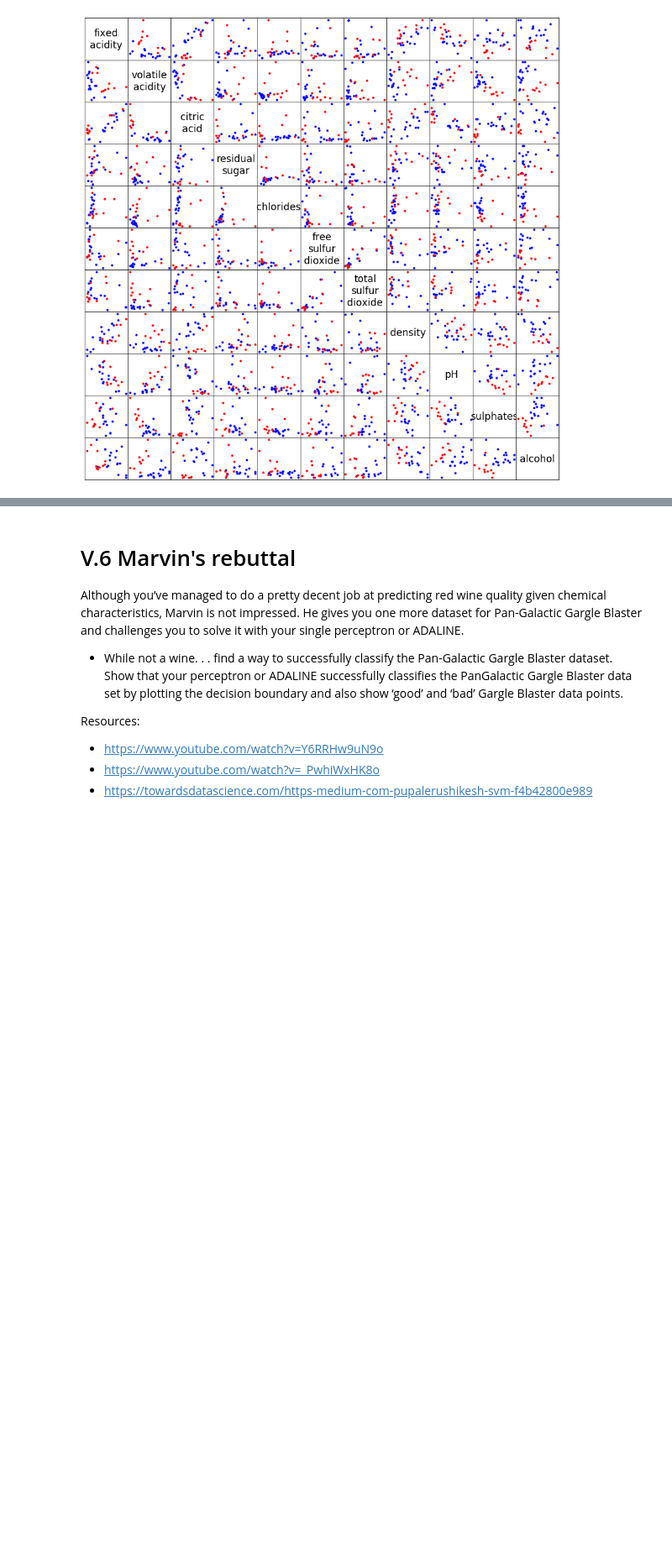
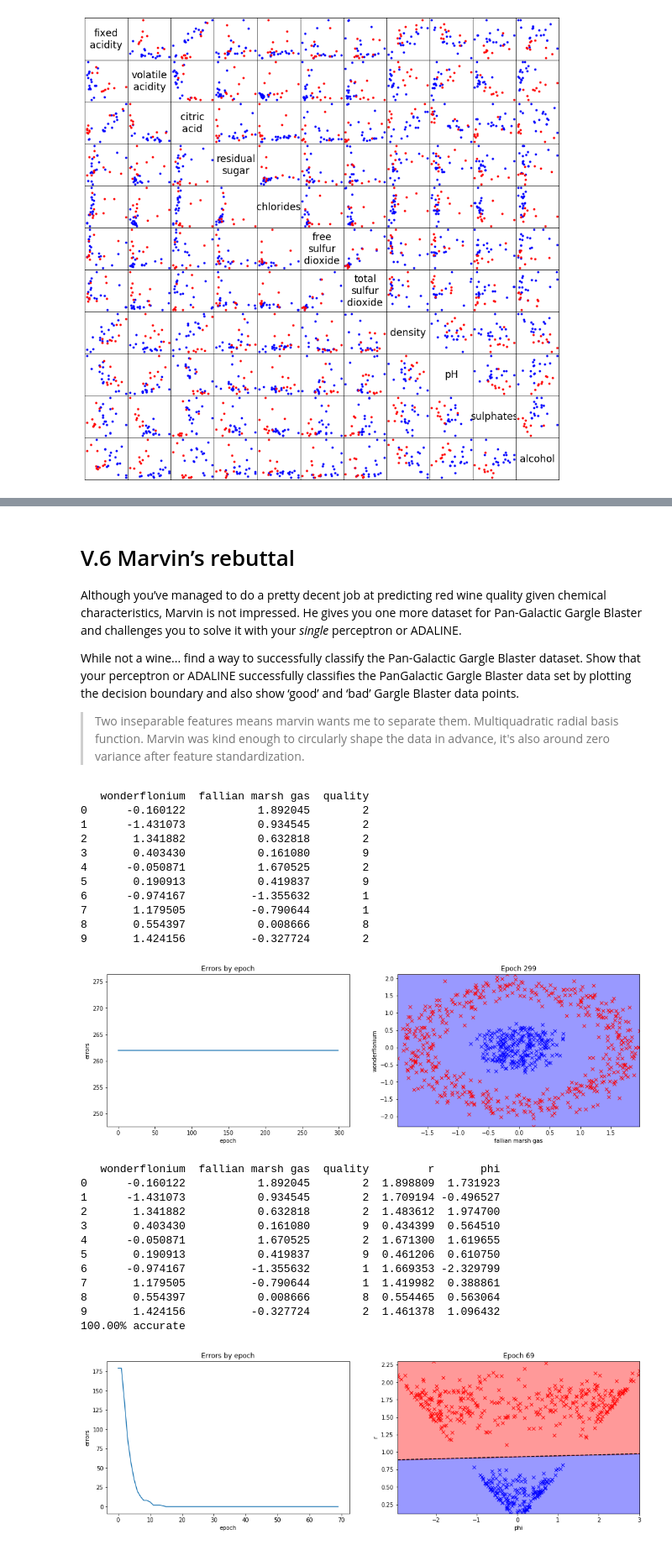
Before and after one commit to DamianDominoDavis/sommalier, a Jupyter notebook: sommalier.ipynb, the cells around one changed output, grey strips where cells are left out. Shown at 84% size. Saved outputs shown, nothing was run; the diff lists cells and outputs as text; code cells hidden in the pictures; blank space fills up the shorter version.

```diff
--- a/sommalier.ipynb
+++ b/sommalier.ipynb
@@ -462,10 +494,71 @@ A boundary is a hyperplane in N dimensions. 2d graphs for two axes, 3d graphs fo
 # %% [markdown]
-# V.6 Marvin's rebuttal
-Although you’ve managed to do a pretty decent job at predicting red wine quality given chemical characteristics, Marvin is not impressed. He gives you one more dataset for Pan-Galactic Gargle Blaster and challenges you to solve it with your single perceptron or ADALINE.
+# V.6 Marvin’s rebuttal
 
-- While not a wine. . . find a way to successfully classify the Pan-Galactic Gargle Blaster dataset. Show that your perceptron or ADALINE successfully classifies the PanGalactic Gargle Blaster data set by plotting the decision boundary and also show ‘good’ and ‘bad’ Gargle Blaster data points.
+Although you’ve managed to do a pretty decent job at predicting red wine
+quality given chemical characteristics, Marvin is not impressed. He gives you
+one more dataset for Pan-Galactic Gargle Blaster and challenges you to solve it
+with your *single* perceptron or ADALINE.
 
-Resources:
-- https://www.youtube.com/watch?v=Y6RRHw9uN9o
-- https://www.youtube.com/watch?v=_PwhiWxHK8o
-- https://towardsdatascience.com/https-medium-com-pupalerushikesh-svm-f4b42800e989
+While not a wine... find a way to successfully classify the Pan-Galactic Gargle
+Blaster dataset. Show that your perceptron or ADALINE successfully classifies
+the PanGalactic Gargle Blaster data set by plotting the decision boundary and
+also show ‘good’ and ‘bad’ Gargle Blaster data points.
+
+> Two inseparable features means marvin wants me to separate them. Multiquadratic radial basis function. Marvin was kind enough to circularly shape the data in advance, it's also around zero variance after feature standardization.
+# %%
+url = 'https://raw.githubusercontent.com/DamianDominoDavis/sommalier/master/Pan%20Galactic%20Gargle%20Blaster.csv'
+data = pd.read_csv(url, sep=';')
+features = ['wonderflonium', 'fallian marsh gas', 'quality']
+good, bad = 8, 4
+small = data[(data['quality'] >= good) | (data['quality'] <= bad)][features]
+small = transform(small, features)
+small = small.reset_index(drop=True)
+print(small[:10])
+
+X = small[features[:-1]].values
+y = h_step_func(small['quality'], good)
+ad = Adaline(0.005)
+log = ad.train(X, y, 300)
+fig = report(log, small, [features[1], features[0]], good, bad)
+plt.show(fig)
+
+small = small.assign(r=lambda x: (x[features[0]]**2 + x[features[1]]**2)**0.5)
+small = small.assign(phi=lambda x: x[features[0]] + x[features[1]])
+print(small[:10])
+
+t, h = train_test_split(small, 0.7)
+X = t[['r', 'phi']].values
+y = t['quality'].map(lambda x: 1 if x>=good else 0)
+ad = Adaline(0.005)
+log = ad.train(X, y, 70)
+X = h[['r', 'phi']].values
+y = h['quality'].map(lambda x: 1 if x>=good else 0)
+ad.accuracy(X, y)
+fig = report(log, t, ['phi', 'r'], 6, 5, -1, False)
+plt.show(fig)
+# %% [output]
+   wonderflonium  fallian marsh gas  quality
+0      -0.160122           1.892045        2
+1      -1.431073           0.934545        2
+2       1.341882           0.632818        2
+3       0.403430           0.161080        9
+4      -0.050871           1.670525        2
+5       0.190913           0.419837        9
+6      -0.974167          -1.355632        1
+7       1.179505          -0.790644        1
+8       0.554397           0.008666        8
+9       1.424156          -0.327724        2
+[figure, added]
+   wonderflonium  fallian marsh gas  quality         r       phi
+0      -0.160122           1.892045        2  1.898809  1.731923
+1      -1.431073           0.934545        2  1.709194 -0.496527
+2       1.341882           0.632818        2  1.483612  1.974700
+3       0.403430           0.161080        9  0.434399  0.564510
+4      -0.050871           1.670525        2  1.671300  1.619655
+5       0.190913           0.419837        9  0.461206  0.610750
+6      -0.974167          -1.355632        1  1.669353 -2.329799
+7       1.179505          -0.790644        1  1.419982  0.388861
+8       0.554397           0.008666        8  0.554465  0.563064
+9       1.424156          -0.327724        2  1.461378  1.096432
+100.00% accurate
+[figure, added]
```
Also changed, not shown: parts of 14 cells of this notebook.
